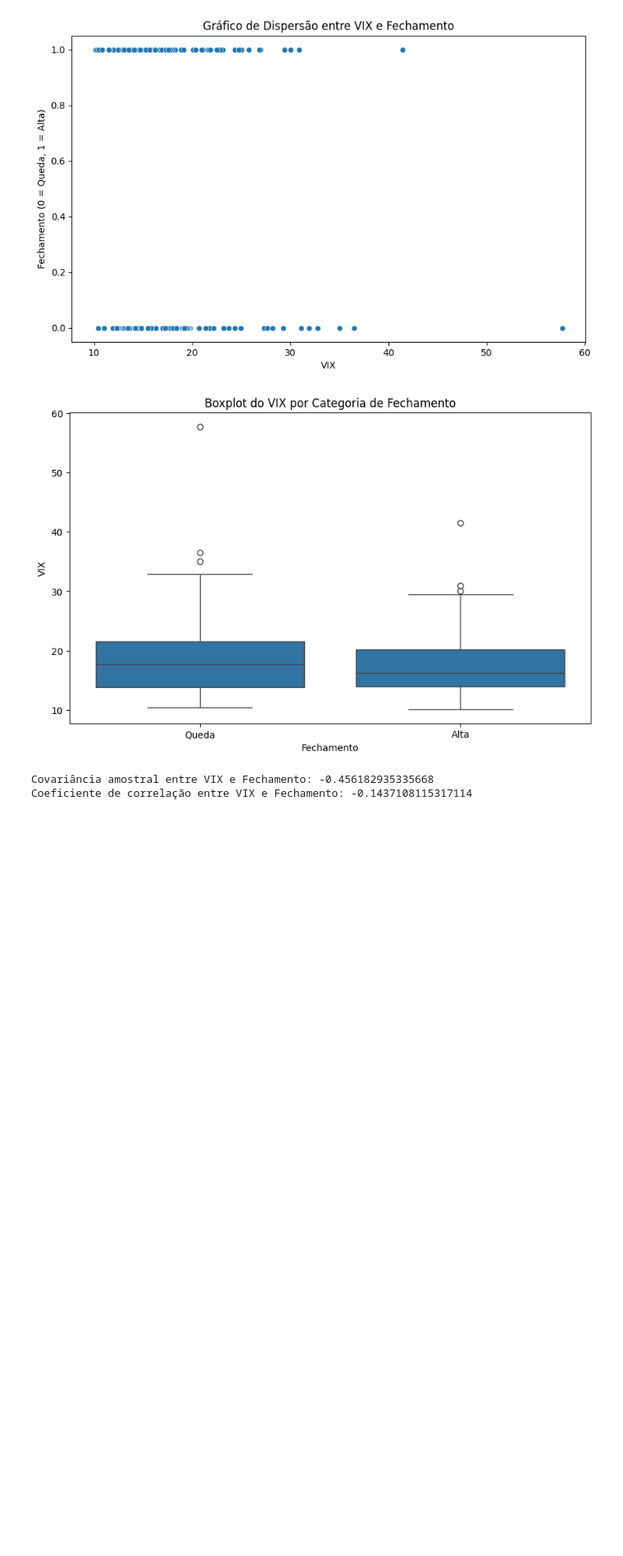
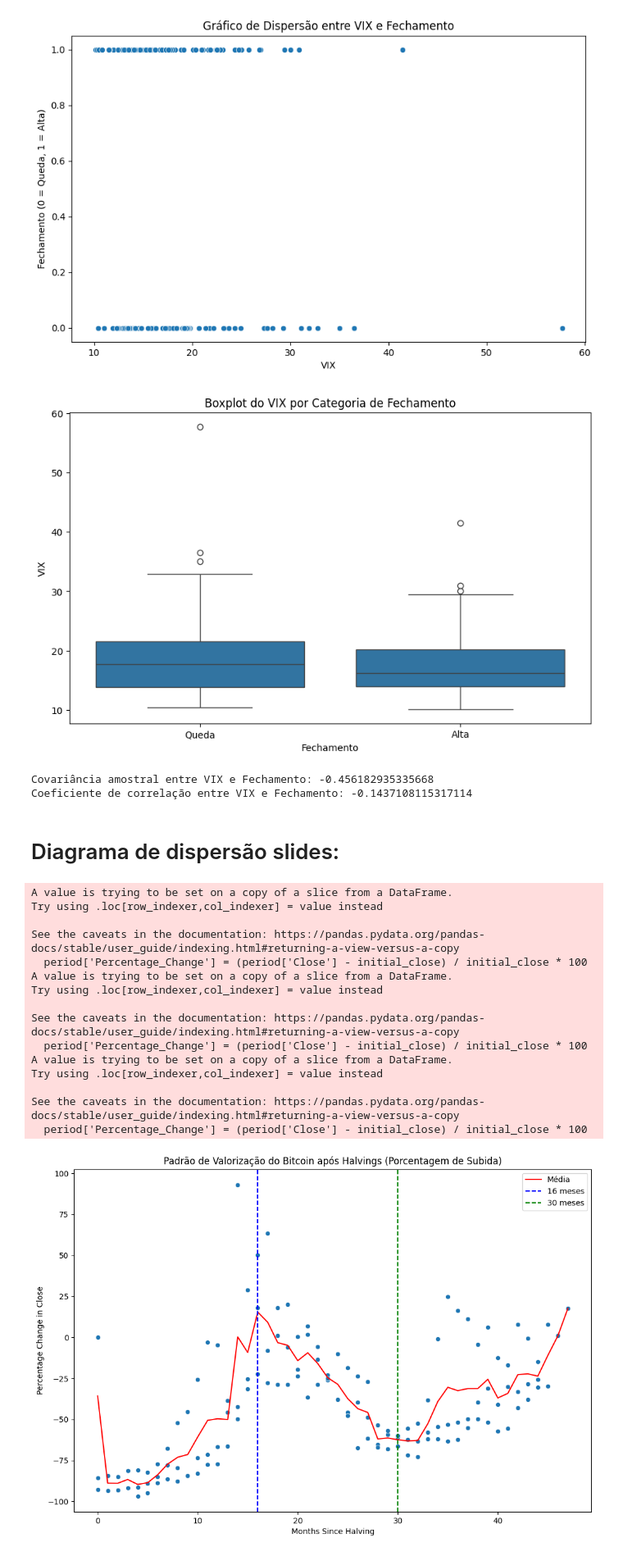
Before and after one commit to HerbGlrt/BTC-Statistic-Analysis, a Jupyter notebook: Estatistica.ipynb, the cells around one changed output. Shown at 82% size. Saved outputs shown, nothing was run; the diff lists cells and outputs as text; code cells hidden in the pictures; blank space fills up the shorter version.

```diff
--- a/Estatistica.ipynb
+++ b/Estatistica.ipynb
@@ -376,3 +386,77 @@ print(f'Coeficiente de correlação entre VIX e Fechamento: {correlation}')
 [figure]
 Covariância amostral entre VIX e Fechamento: -0.456182935335668
 Coeficiente de correlação entre VIX e Fechamento: -0.1437108115317114
+# %% [markdown]
+# Diagrama de dispersão slides:
+# %%
+import pandas as pd
+import numpy as np
+import matplotlib.pyplot as plt
+import seaborn as sns
+
+# Carregando a planilha
+df = pd.read_excel('BTC_BD.xlsx')
+
+# Convertendo as colunas para o tipo correto
+df['Close'] = pd.to_numeric(df['Close'], errors='coerce')
+df['Months_Since_Halving'] = pd.to_numeric(df['Months_Since_Halving'], errors='coerce')
+df['Date'] = pd.to_datetime(df['Date'], errors='coerce')
+
+# Filtrando os períodos de interesse
+period1 = df[(df['Date'] >= '2012-09-01') & (df['Date'] <= '2016-07-01')]
+period2 = df[(df['Date'] >= '2016-07-01') & (df['Date'] <= '2020-04-01')]
+period3 = df[(df['Date'] >= '2020-04-01') & (df['Date'] <= '2024-04-01')]
+
+# Função para calcular a porcentagem de subida em relação ao valor inicial
+def calculate_percentage_change(period):
+    initial_close = period.iloc[0]['Close']
+    period['Percentage_Change'] = (period['Close'] - initial_close) / initial_close * 100
+    return period
+
+# Aplicando a função aos três períodos
+period1 = calculate_percentage_change(period1)
+period2 = calculate_percentage_change(period2)
+period3 = calculate_percentage_change(period3)
+
+# Combinando os períodos e calculando a média da porcentagem de subida a cada mês desde o halving
+combined_periods = pd.concat([period1, period2, period3])
+monthly_avg_percentage_change = combined_periods.groupby('Months_Since_Halving')['Percentage_Change'].mean().reset_index()
+
+# Plotando o diagrama de dispersão com a linha do padrão e linhas verticais
+plt.figure(figsize=(12, 8))
+
+# Diagrama de dispersão
+sns.scatterplot(data=combined_periods, x='Months_Since_Halving', y='Percentage_Change')
+
+# Linha da média
+sns.lineplot(data=monthly_avg_percentage_change, x='Months_Since_Halving', y='Percentage_Change', color='red', label='Média')
+
+# Linhas verticais nos meses 16 e 30
+plt.axvline(x=16, color='blue', linestyle='--', label='16 meses')
+plt.axvline(x=30, color='green', linestyle='--', label='30 meses')
+
+# Adicionando título e labels
+plt.title('Padrão de Valorização do Bitcoin após Halvings (Porcentagem de Subida)')
+plt.xlabel('Months Since Halving')
+plt.ylabel('Percentage Change in Close')
+plt.legend()
+
+# Exibindo o gráfico
+plt.show()
+# %% [output]
+A value is trying to be set on a copy of a slice from a DataFrame.
+Try using .loc[row_indexer,col_indexer] = value instead
+
+See the caveats in the documentation: https://pandas.pydata.org/pandas-docs/stable/user_guide/indexing.html#returning-a-view-versus-a-copy
+  period['Percentage_Change'] = (period['Close'] - initial_close) / initial_close * 100
+A value is trying to be set on a copy of a slice from a DataFrame.
+Try using .loc[row_indexer,col_indexer] = value instead
+
+See the caveats in the documentation: https://pandas.pydata.org/pandas-docs/stable/user_guide/indexing.html#returning-a-view-versus-a-copy
+  period['Percentage_Change'] = (period['Close'] - initial_close) / initial_close * 100
+A value is trying to be set on a copy of a slice from a DataFrame.
+Try using .loc[row_indexer,col_indexer] = value instead
+
+See the caveats in the documentation: https://pandas.pydata.org/pandas-docs/stable/user_guide/indexing.html#returning-a-view-versus-a-copy
+  period['Percentage_Change'] = (period['Close'] - initial_close) / initial_close * 100
+[figure, added]
```
Also changed, not shown: parts of 1 cell of this notebook.
